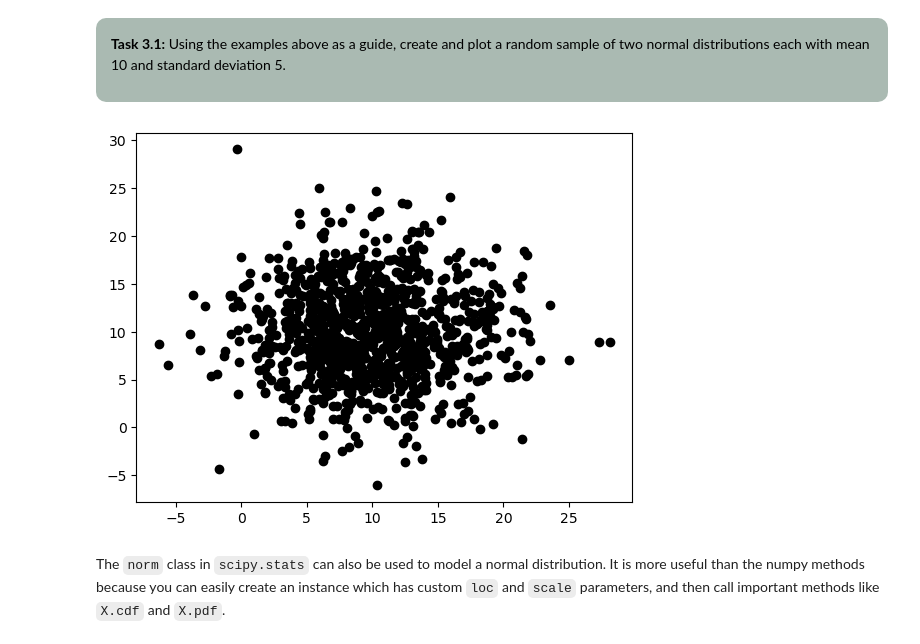
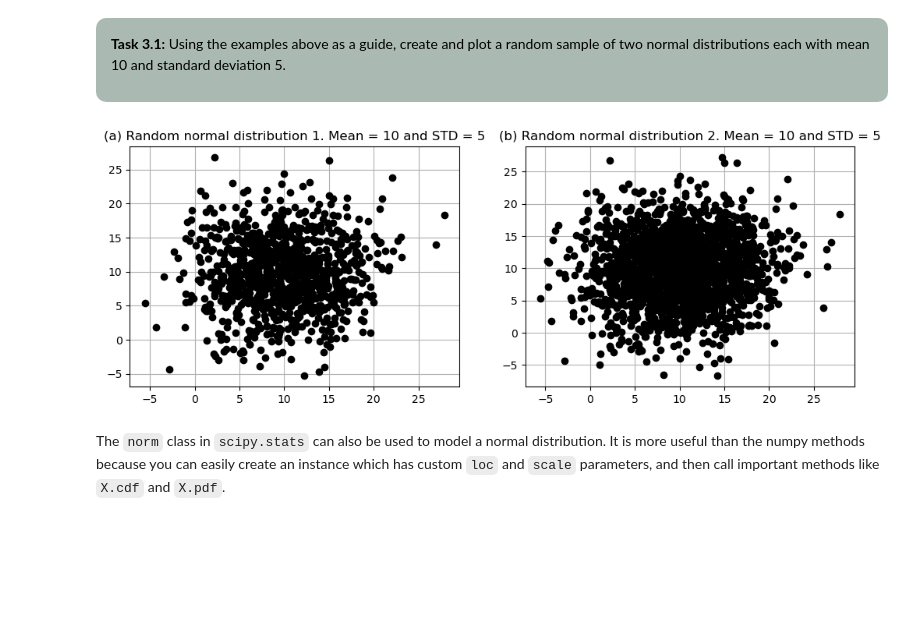
Before and after one commit to GeorgeNikolov/MUDE_PAs, a Jupyter notebook: Week_1_2/PA02_A_Random_Adventure.ipynb, the cells around one changed output. Saved outputs shown, nothing was run; the diff lists cells and outputs as text; code cells hidden in the pictures; blank space fills up the shorter version.

```diff
--- a/Week_1_2/PA02_A_Random_Adventure.ipynb
+++ b/Week_1_2/PA02_A_Random_Adventure.ipynb
@@ -239,11 +296,28 @@ We will focus initially in MUDE on the Normal (or Gaussian) distribution, which
 </p>
 </div>
 # %%
-A = np.random.normal(loc=10, scale=5, size= (2,1000))
+N = 1000
+A = np.random.normal(loc=10, scale=5, size= (2,N))
+B = np.random.normal(loc=10, scale=5, size= (2,N))
+
+fig, axes = plt.subplots(1, 2, figsize = (12, 4))
+
+axes[0].plot(*A, "ok")
+#axes[0].set_ylabel('')
+#axes[0].set_xlabel('Year [-]')
+axes[0].grid()
+#axes[0].legend()
+axes[0].set_title('(a) Random normal distribution 1. Mean = 10 and STD = 5')
+
+axes[1].plot(*B, "ok")
+#axes[1].set_ylabel('Predicted number of days/year [-]')
+#axes[1].set_xlabel('Observed number of days/year [-]')
+axes[1].grid()
+axes[1].set_title('(b) Random normal distribution 2. Mean = 10 and STD = 5')
 plt.plot(*A, "ok")
 plt.show()
 # %% [output]
-[figure, old version]
+[figure, new version]
 # %% [markdown]
 The `norm` class in `scipy.stats` can also be used to model a normal distribution. It is more useful than the numpy methods because you can easily create an instance which has custom `loc` and `scale` parameters, and then call important methods like `X.cdf` and `X.pdf`.
 # %%
```
Also changed, not shown: parts of 7 cells of this notebook, 5 other files.
